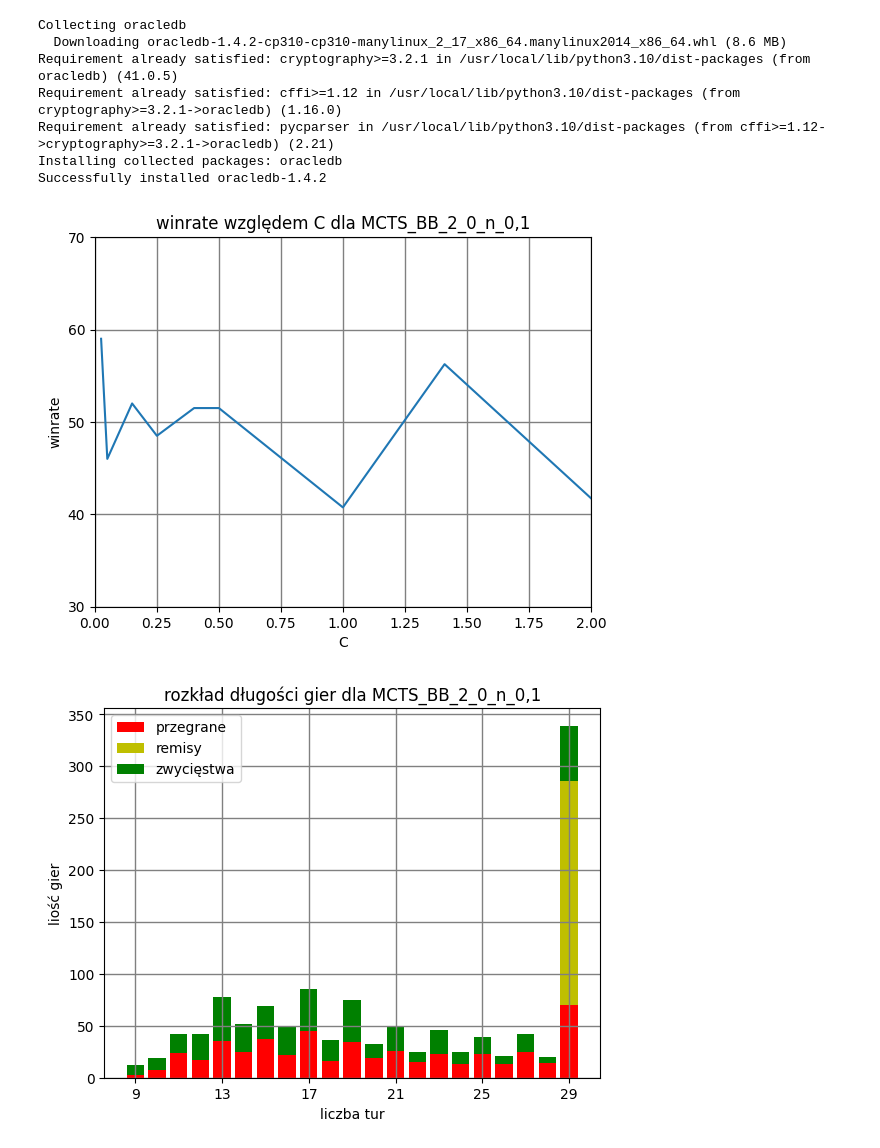
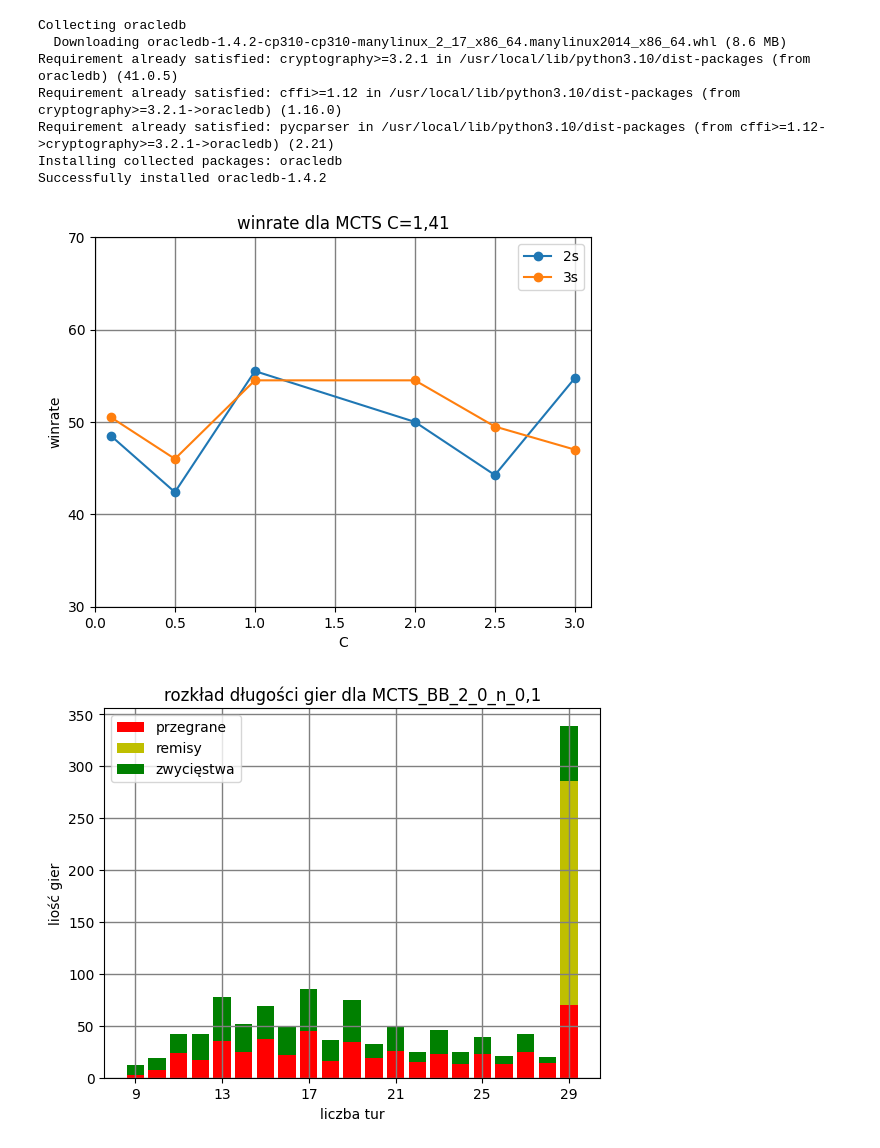
Before and after one commit to Piotr17x/BiZD, a Jupyter notebook: proj_8.ipynb, the cells around one changed output. Saved outputs shown, nothing was run; the diff lists cells and outputs as text; code cells hidden in the pictures.

```diff
--- a/proj_8.ipynb
+++ b/proj_8.ipynb
@@ -23,19 +23,25 @@ connection = oracledb.connect(user=config.user, password=config.password,
 cursor = connection.cursor()
 # %%
 df_vs_stats = pd.read_sql('select * from simulation_vs_stats', connection)
-parameter = 'MCTS_BB_2_0_n_0,1'
-df_filtered = df_vs_stats[df_vs_stats.PRIMARY_PARAMETER == parameter]
+
+df_filtered = df_vs_stats[df_vs_stats.PRIMARY_PARAMETER == 'MCTS_2_0_n_1,41']
 df_filtered = df_filtered.sort_values(by=['C'])
-plt.plot(df_filtered.C, df_filtered.WINRATE)
-plt.title(f'winrate względem C dla {parameter}')
-plt.xlim([0, df_filtered.iloc[-1]['C']])
+plt.plot(df_filtered.C, df_filtered.WINRATE, marker='o', label='2s')
+
+df_filtered = df_vs_stats[df_vs_stats.PRIMARY_PARAMETER == 'MCTS_3_0_n_1,41']
+df_filtered = df_filtered.sort_values(by=['C'])
+plt.plot(df_filtered.C, df_filtered.WINRATE, marker='o', label='3s')
+
+plt.legend()
+plt.title(f'winrate dla MCTS C=1,41')
+plt.xlim([0, 3.1])
 plt.yticks(range(30, 71, 10))
 plt.grid(color='grey', linestyle='-', linewidth=1)
 plt.xlabel('C')
 plt.ylabel('winrate')
 plt.show()
 # %% [output]
-[figure, old version]
+[figure, new version]
 # %%
 df_turn_stats = pd.read_sql('select * from simulation_turn_stats', connection)
 parameter = 'MCTS_BB_2_0_n_0,1'
```
